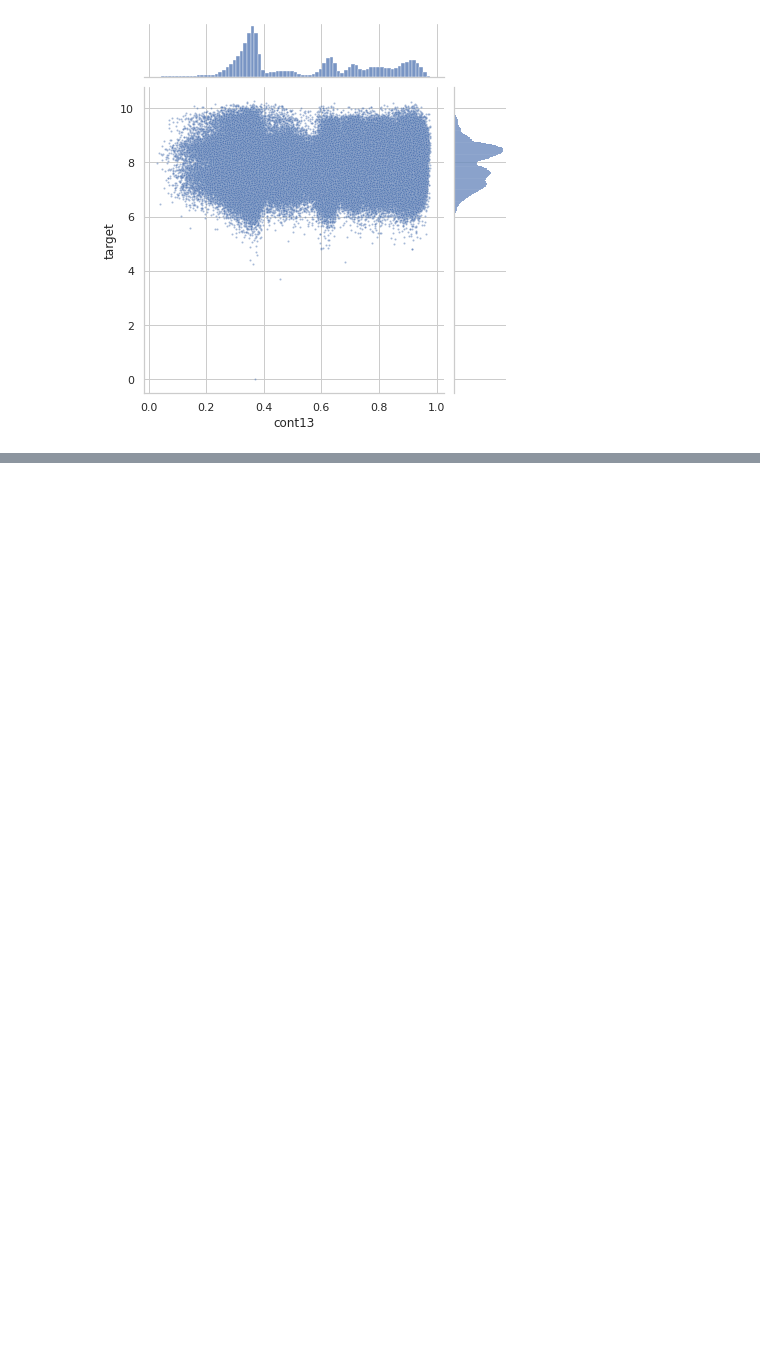
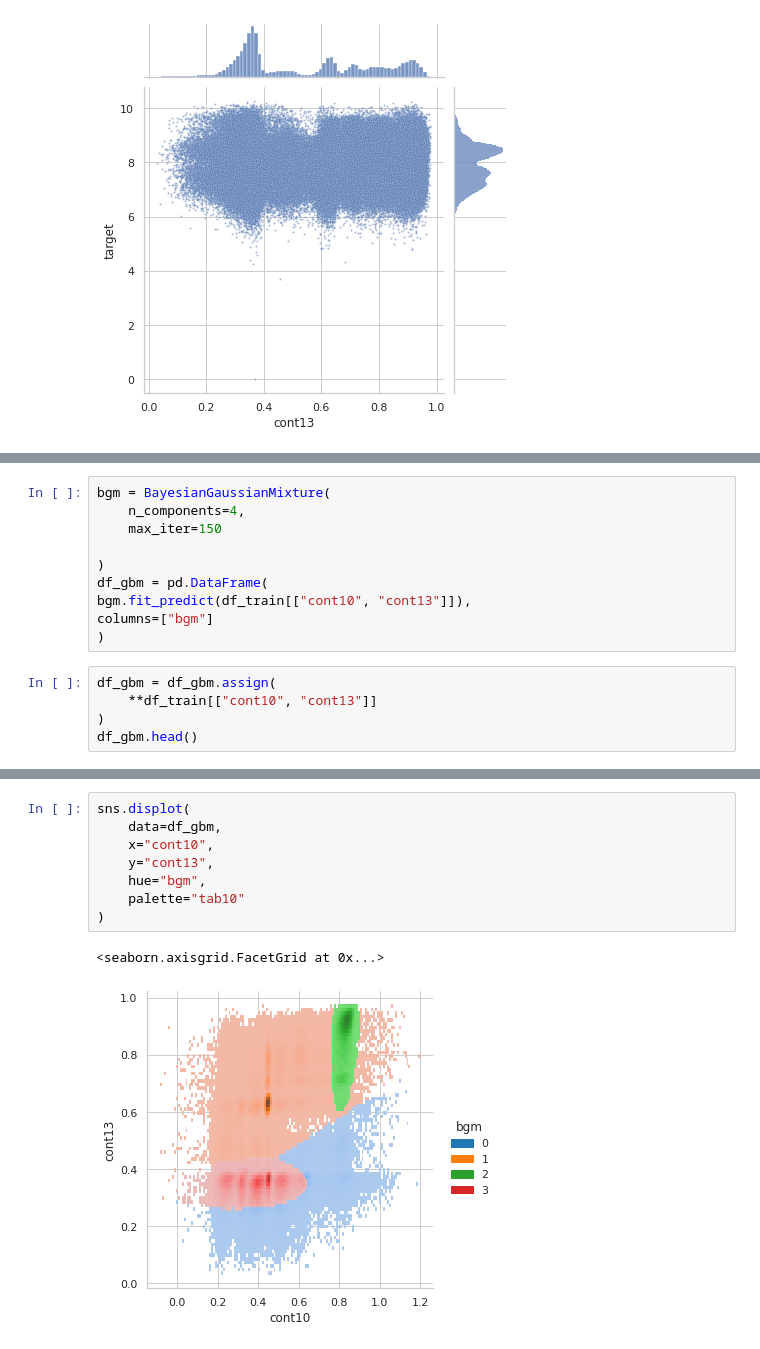
Before and after one commit to savioursho/tabular-playground-series-jan-2021, a Jupyter notebook: notebooks/05-eda.ipynb, the cells around one changed output, grey strips where cells are left out. Saved outputs shown, nothing was run; the diff lists cells and outputs as text; blank space fills up the shorter version.

```diff
--- a/notebooks/05-eda.ipynb
+++ b/notebooks/05-eda.ipynb
@@ -147,0 +184,15 @@ sns.jointplot(
+# %%
+bgm = BayesianGaussianMixture(
+    n_components=4,
+    max_iter=150
+
+)
+df_gbm = pd.DataFrame(
+bgm.fit_predict(df_train[["cont10", "cont13"]]),
+columns=["bgm"]
+)
+# %%
+df_gbm = df_gbm.assign(
+    **df_train[["cont10", "cont13"]]
+)
+df_gbm.head()
@@ -147,0 +206,11 @@ sns.jointplot(
+# %%
+sns.displot(
+    data=df_gbm,
+    x="cont10",
+    y="cont13",
+    hue="bgm",
+    palette="tab10"
+)
+# %% [output]
+<seaborn.axisgrid.FacetGrid at 0x...>
+[figure, added]
```
Also changed, not shown: parts of 7 cells of this notebook, 1 other file.
